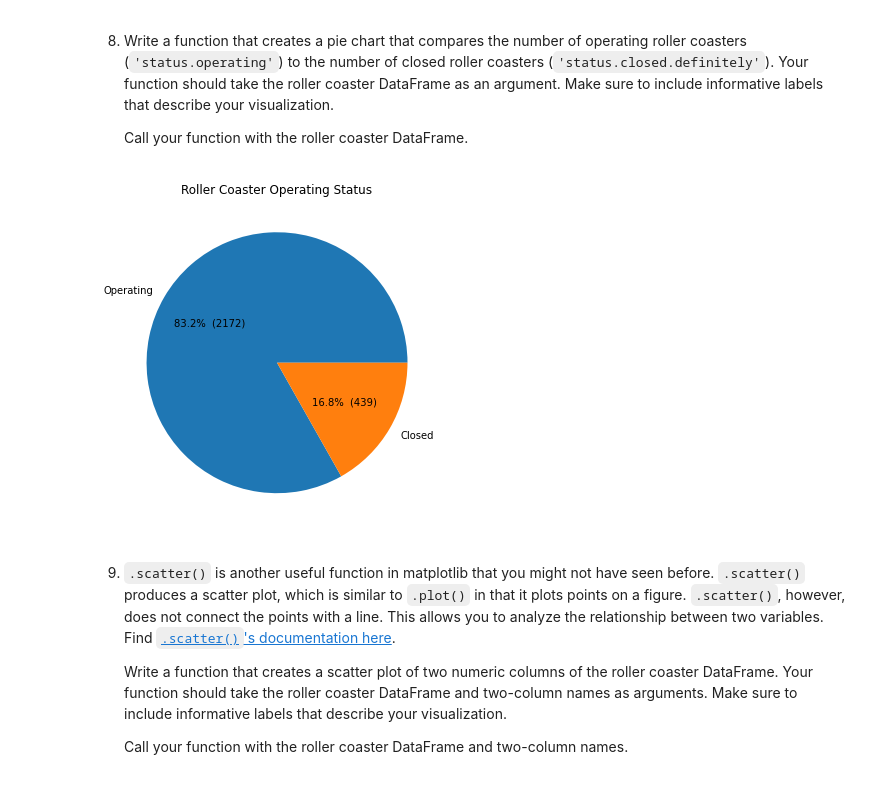
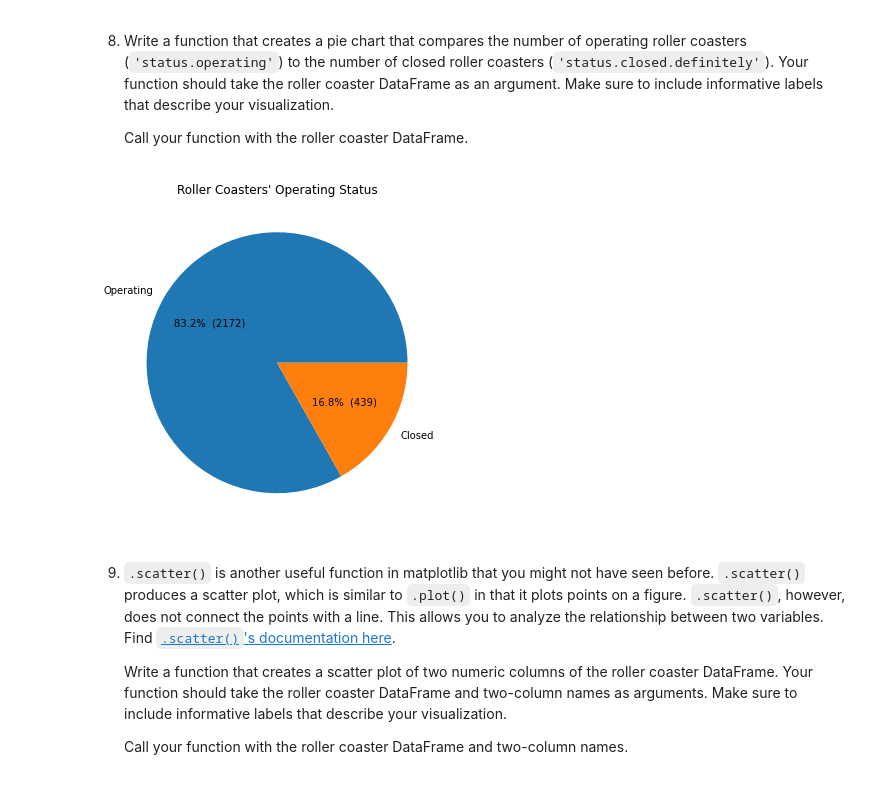
Before and after one commit to lightlySkewed/CodeCademy_Roller_Coaster, a Jupyter notebook: Roller Coaster.ipynb, the cells around one changed output. Drawn from its saved outputs; the diff is of its cells as text; code cells hidden in the pictures.

```diff
--- a/Roller Coaster.ipynb
+++ b/Roller Coaster.ipynb
@@ -283,34 +279,34 @@ plot_rc_bar(CC_rc_data, 'Six Flags St Louis')
 # %%
 # 8
 # define a helper function to create pie labels
-def make_autopct(values):
+def make_autopct(values): # https://stackoverflow.com/questions/6170246/how-do-i-use-matplotlib-autopct
     def my_autopct(pct):
         total = sum(values)
         val = int(round(pct*total/100.0))
         return '{p:.1f}%  ({v:d})'.format(p=pct,v=val)
     return my_autopct
 
 # create a function to plot a pie chart of status.operating
 def plot_rc_pie(df):
 
     # subset the data by roller coaster status
     rc_status = df['status'][df['status'].isin(['status.operating', 'status.closed.definitely'])]
     rc_status_list = []
     rc_status_list.append(sum(rc_status == 'status.operating'))
     rc_status_list.append(sum(rc_status == 'status.closed.definitely'))
 
     # create, format, and show plot
     plt.figure(figsize=(8,6))
     plt.pie(rc_status_list, labels = ['Operating', 'Closed'], autopct=make_autopct(rc_status_list))
-    plt.title("Roller Coaster Operating Status")
+    plt.title("Roller Coasters' Operating Status")
     plt.show()
     plt.clf()
     plt.close()
 
-# create pie chart of roller coasters
+# create pie chart of roller coasters' operating status
 plot_rc_pie(CC_rc_data)
 # %% [output]
-[figure, old version]
+[figure, new version]
 # %% [markdown]
 9. `.scatter()` is another useful function in matplotlib that you might not have seen before. `.scatter()` produces a scatter plot, which is similar to `.plot()` in that it plots points on a figure. `.scatter()`, however, does not connect the points with a line. This allows you to analyze the relationship between two variables. Find [`.scatter()`'s documentation here](https://matplotlib.org/stable/api/_as_gen/matplotlib.pyplot.scatter.html).
 
```
Also changed, not shown: parts of 9 cells of this notebook.
